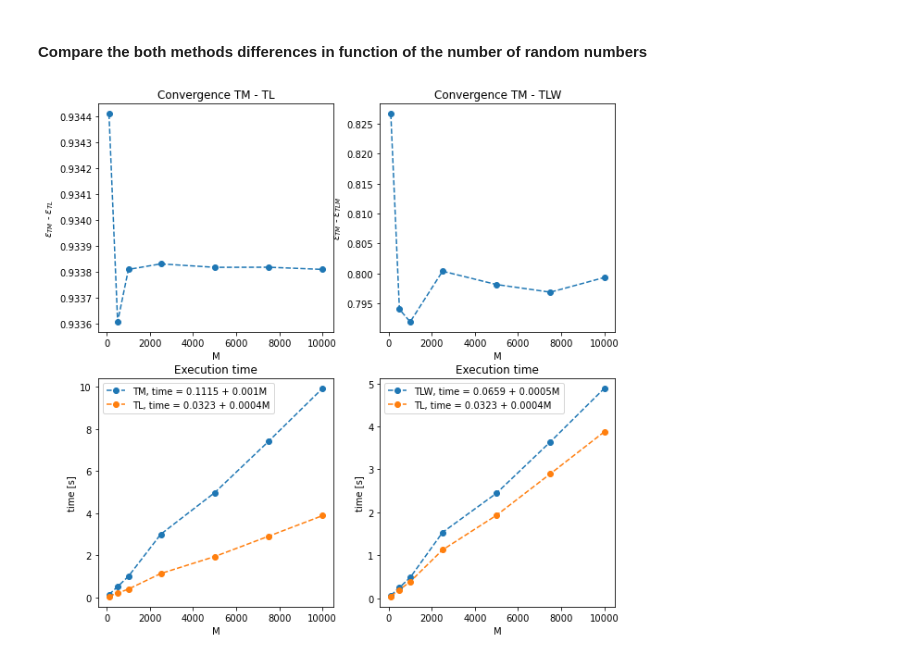
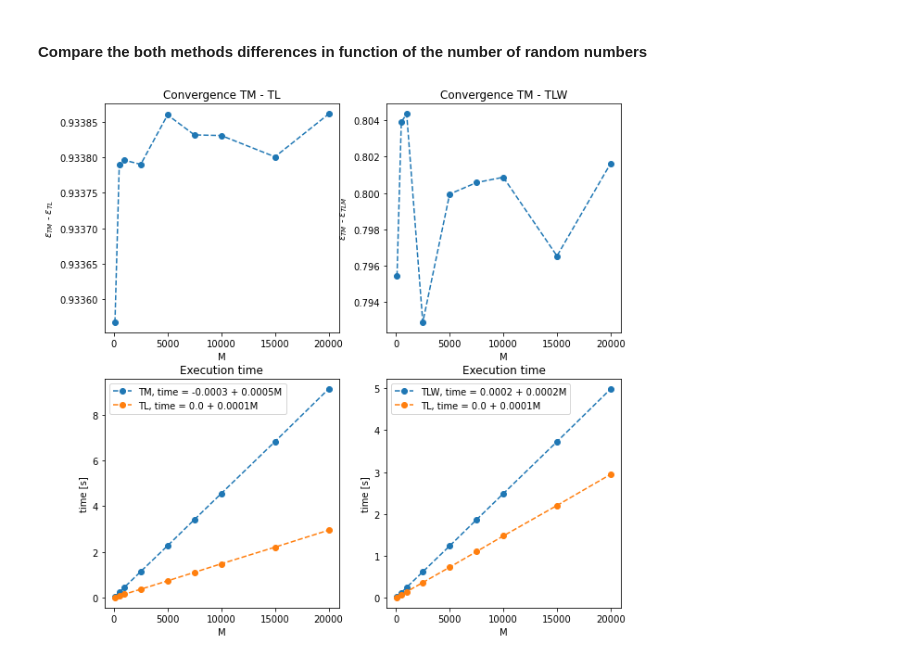
Before and after one commit to ccochato/cnm_final_project, a Jupyter notebook: FINAL_PROJECT_BOOTSTRAPPING_Emittance_uncertainty.ipynb, the cells around one changed output. Saved outputs shown, nothing was run; the diff lists cells and outputs as text; code cells hidden in the pictures.

```diff
--- a/FINAL_PROJECT_BOOTSTRAPPING_Emittance_uncertainty.ipynb
+++ b/FINAL_PROJECT_BOOTSTRAPPING_Emittance_uncertainty.ipynb
@@ -310,7 +310,7 @@ nemit_t, nemit_tl, nemit_tlw = emit_montec(energy, sigma, err_sigma, current, er
 # %% [markdown]
 #### Compare the both methods differences in function of the number of random numbers
 # %%
-Ms = [100,500, 1000, 2500, 5000, 7500, 10000]
+Ms = [100,500, 1000, 2500, 5000, 7500, 10000, 15000, 20000]
 x0s = []
 y0s = []
 y0s2 = []
@@ -329,31 +329,31 @@ a1, b1 = np.polyfit(Ms,times_t,1)
 a2, b2 = np.polyfit(Ms,times_tl,1)
 a3, b3 = np.polyfit(Ms,times_tlw,1)
 fig = plt.figure(figsize=(10,10))
 gs = GridSpec(2,2) # 1 rows, 2 columns
 ax1 = fig.add_subplot(gs[0,0])
 ax2 = fig.add_subplot(gs[0,1])
 ax3 = fig.add_subplot(gs[1,0])
 ax4 = fig.add_subplot(gs[1,1])
 ax1.plot(Ms, y0s, "o--")
 ax1.set_xlabel('M')
 ax2.set_xlabel('M')
 ax1.set_ylabel('$\epsilon_{TM}$ - $\epsilon_{TL}$')
 ax2.set_ylabel('$\epsilon_{TM}$ - $\epsilon_{TLM}$')
 ax2.plot(Ms, y0s2, "o--")
 ax3.plot(Ms,times_t , "o--", label= 'TM, time = '+ str(round(b1, 4))+ ' + '+str(round(a1, 4))+'M')
 ax3.plot(Ms,times_tl , "o--", label= 'TL, time = '+ str(round(b2, 4))+ ' + '+str(round(a2, 4))+'M')
 ax4.plot(Ms,times_tlw , "o--", label= 'TLW, time = '+ str(round(b3, 4))+ ' + '+str(round(a3, 4))+'M')
 ax4.plot(Ms,times_tl , "o--", label= 'TL, time = '+ str(round(b2, 4))+ ' + '+str(round(a2, 4))+'M')
 ax3.set_xlabel('M')
 ax4.set_xlabel('M')
 ax3.set_ylabel('time [s]')
 ax4.set_ylabel('time [s]')
 ax1.set_title('Convergence TM - TL')
 ax2.set_title('Convergence TM - TLW')
 ax3.set_title('Execution time')
 ax4.set_title('Execution time')
 ax3.legend()
 ax4.legend()
 plt.show()
 # %% [output]
-[figure, old version]
+[figure, new version]
```
Also changed, not shown: parts of 1 cell of this notebook.
